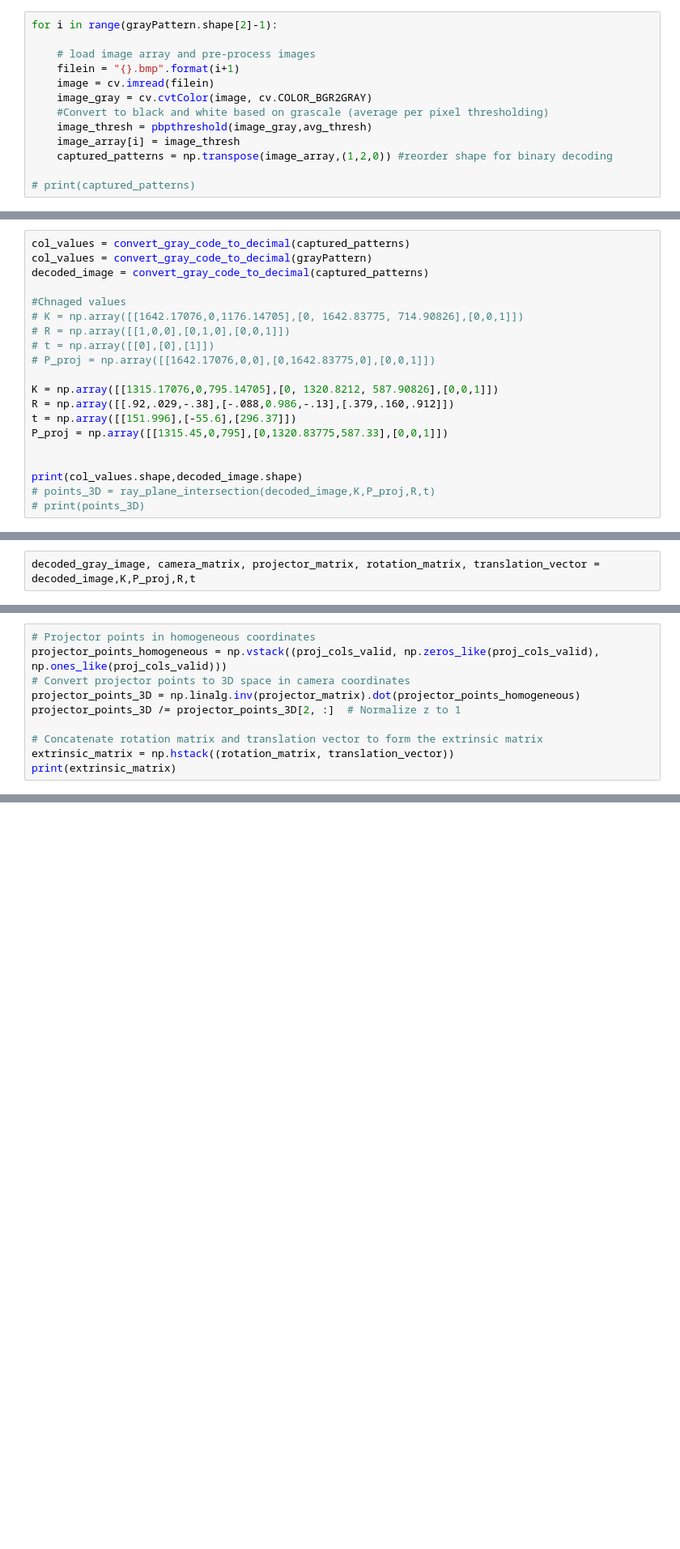
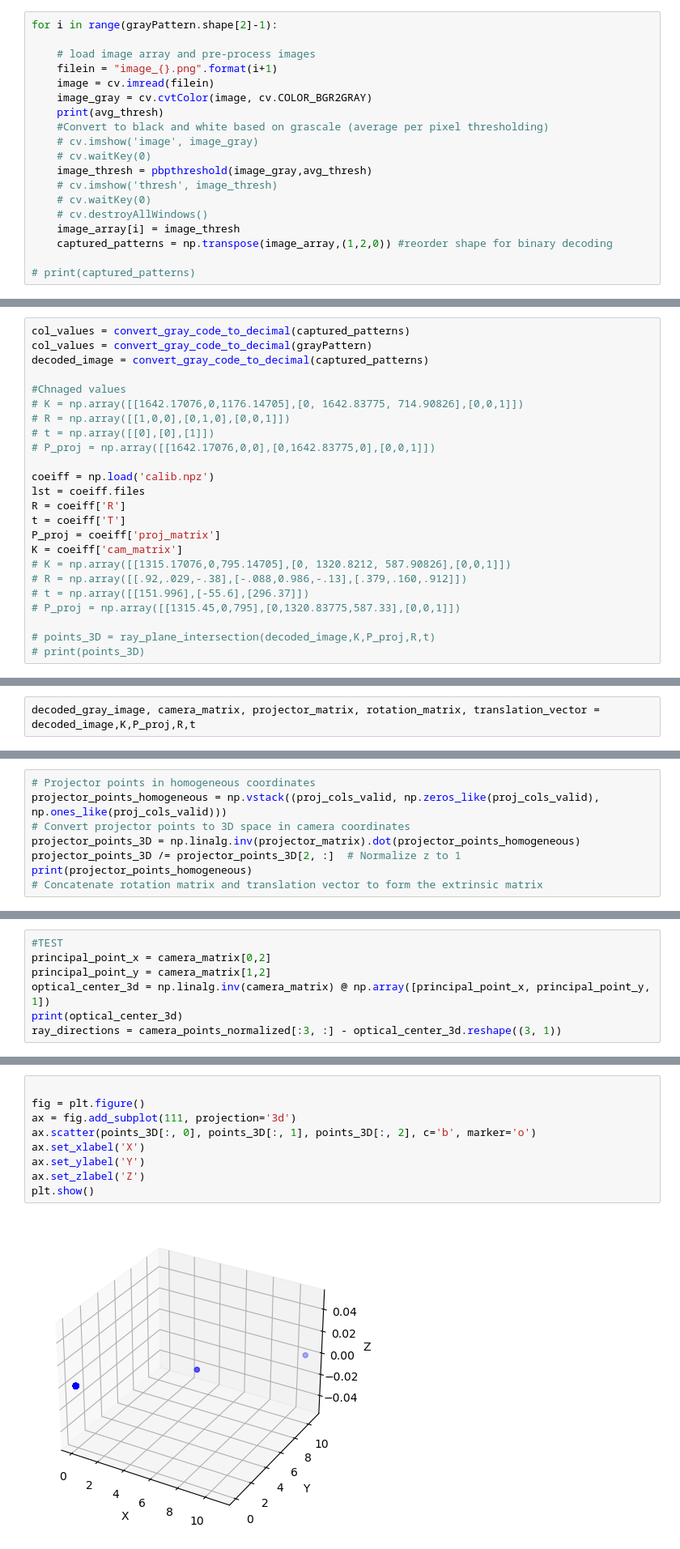
Before and after one commit to Hayesdb1742/Structured_Light_Camera, a Jupyter notebook: Testing/triangulationtest.ipynb, the cells around one changed output, grey strips where cells are left out. Shown: that part at 81% size. Drawn from its saved outputs; the diff is of its cells as text; blank space fills up the shorter version.

Commit message:
push triangulation test

```diff
--- a/Testing/triangulationtest.ipynb
+++ b/Testing/triangulationtest.ipynb
@@ -222,11 +228,17 @@ avg_thresh = cv.divide(avg_thresh,2)
 for i in range(grayPattern.shape[2]-1):
 
     # load image array and pre-process images
-    filein = "{}.bmp".format(i+1)
+    filein = "image_{}.png".format(i+1)
     image = cv.imread(filein)
     image_gray = cv.cvtColor(image, cv.COLOR_BGR2GRAY)
+    print(avg_thresh)
     #Convert to black and white based on grascale (average per pixel thresholding)
+    # cv.imshow('image', image_gray)
+    # cv.waitKey(0)
     image_thresh = pbpthreshold(image_gray,avg_thresh)
+    # cv.imshow('thresh', image_thresh)
+    # cv.waitKey(0)
+    # cv.destroyAllWindows()
     image_array[i] = image_thresh
     captured_patterns = np.transpose(image_array,(1,2,0)) #reorder shape for binary decoding
 
@@ -242,13 +272,17 @@ decoded_image = convert_gray_code_to_decimal(captured_patterns)
 # t = np.array([[0],[0],[1]])
 # P_proj = np.array([[1642.17076,0,0],[0,1642.83775,0],[0,0,1]])
 
-K = np.array([[1315.17076,0,795.14705],[0, 1320.8212, 587.90826],[0,0,1]])
-R = np.array([[.92,.029,-.38],[-.088,0.986,-.13],[.379,.160,.912]])
-t = np.array([[151.996],[-55.6],[296.37]])
-P_proj = np.array([[1315.45,0,795],[0,1320.83775,587.33],[0,0,1]])
+coeiff = np.load('calib.npz')
+lst = coeiff.files
+R = coeiff['R']
+t = coeiff['T']
+P_proj = coeiff['proj_matrix']
+K = coeiff['cam_matrix']
+# K = np.array([[1315.17076,0,795.14705],[0, 1320.8212, 587.90826],[0,0,1]])
+# R = np.array([[.92,.029,-.38],[-.088,0.986,-.13],[.379,.160,.912]])
+# t = np.array([[151.996],[-55.6],[296.37]])
+# P_proj = np.array([[1315.45,0,795],[0,1320.83775,587.33],[0,0,1]])
 
-
-print(col_values.shape,decoded_image.shape)
 # points_3D = ray_plane_intersection(decoded_image,K,P_proj,R,t)
 # print(points_3D)
 # %% [output]
@@ -286,8 +330,6 @@ projector_points_homogeneous = np.vstack((proj_cols_valid, np.zeros_like(proj_co
 # Convert projector points to 3D space in camera coordinates
 projector_points_3D = np.linalg.inv(projector_matrix).dot(projector_points_homogeneous)
 projector_points_3D /= projector_points_3D[2, :]  # Normalize z to 1
-
+print(projector_points_homogeneous)
 # Concatenate rotation matrix and translation vector to form the extrinsic matrix
-extrinsic_matrix = np.hstack((rotation_matrix, translation_vector))
-print(extrinsic_matrix)
 # %% [output]
@@ -309,0 +353,7 @@ ray_directions = camera_points_normalized[:3, :] - np.zeros((3, 1))  # Camera or
+# %%
+#TEST
+principal_point_x = camera_matrix[0,2]
+principal_point_y = camera_matrix[1,2]
+optical_center_3d = np.linalg.inv(camera_matrix) @ np.array([principal_point_x, principal_point_y, 1])
+print(optical_center_3d)
+ray_directions = camera_points_normalized[:3, :] - optical_center_3d.reshape((3, 1))
@@ -427,0 +417,11 @@ pcd = o3d.geometry.PointCloud()
+# %%
+
+fig = plt.figure()
+ax = fig.add_subplot(111, projection='3d')
+ax.scatter(points_3D[:, 0], points_3D[:, 1], points_3D[:, 2], c='b', marker='o')
+ax.set_xlabel('X')
+ax.set_ylabel('Y')
+ax.set_zlabel('Z')
+plt.show()
+# %% [output]
+[figure, added]
```
Also changed, not shown: parts of 15 cells of this notebook, 36 other files.
